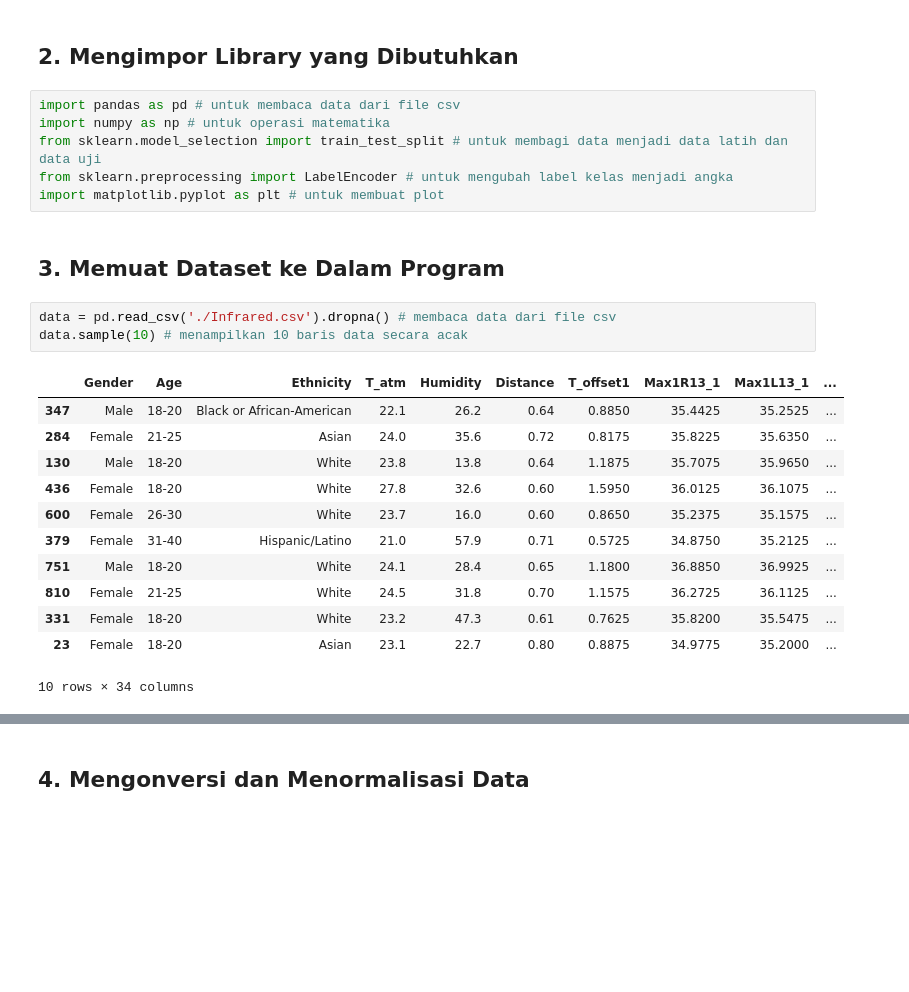
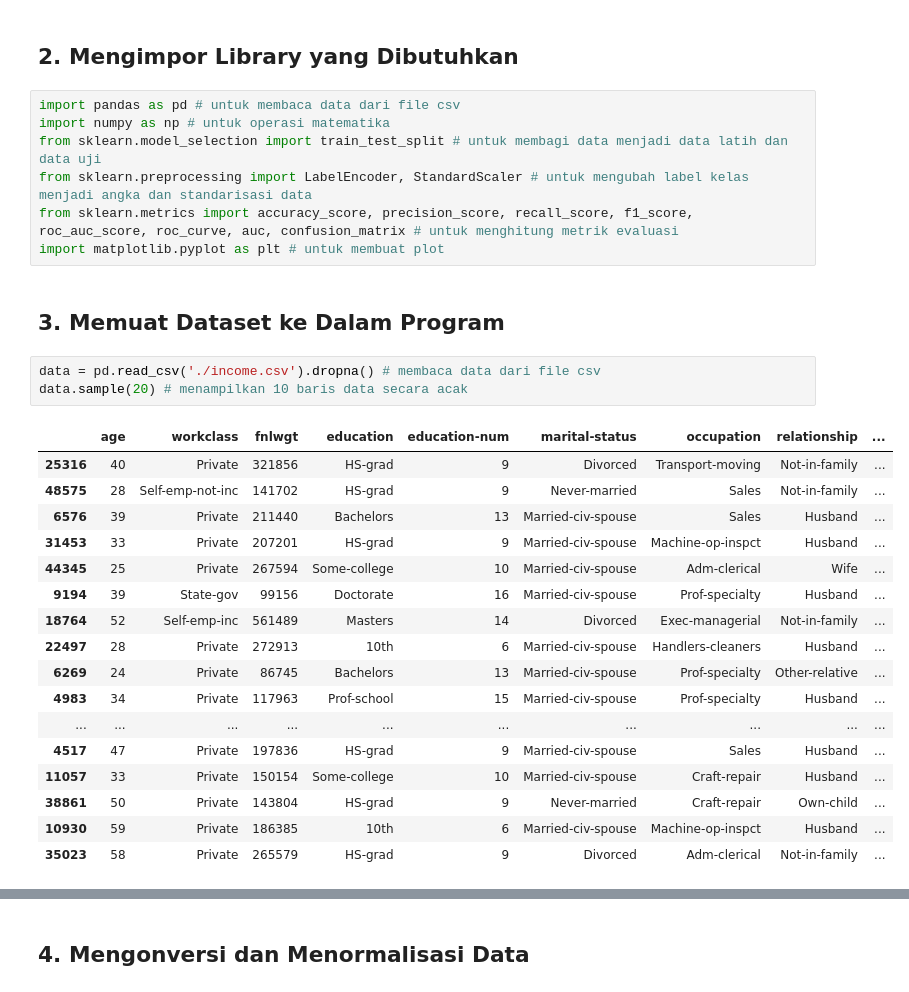
Before and after one commit to Kaasyiful/tugas-deep-learning, a Jupyter notebook: week1/Deep_Learning_Week_1_income.ipynb, the cells around one changed output, grey strips where cells are left out. Cells and saved outputs as stored; diff of their text form; blank space fills up the shorter version.

```diff
--- a/week1/Deep_Learning_Week_1_income.ipynb
+++ b/week1/Deep_Learning_Week_1_income.ipynb
@@ -32,26 +32,32 @@ Note: you may need to restart the kernel to use updated packages.
 import pandas as pd # untuk membaca data dari file csv
 import numpy as np # untuk operasi matematika
 from sklearn.model_selection import train_test_split # untuk membagi data menjadi data latih dan data uji
-from sklearn.preprocessing import LabelEncoder # untuk mengubah label kelas menjadi angka
+from sklearn.preprocessing import LabelEncoder, StandardScaler # untuk mengubah label kelas menjadi angka dan standarisasi data
+from sklearn.metrics import accuracy_score, precision_score, recall_score, f1_score, roc_auc_score, roc_curve, auc, confusion_matrix # untuk menghitung metrik evaluasi
 import matplotlib.pyplot as plt # untuk membuat plot
 # %% [markdown]
 ## 3. Memuat Dataset ke Dalam Program
 # %%
-data = pd.read_csv('./Infrared.csv').dropna() # membaca data dari file csv
-data.sample(10) # menampilkan 10 baris data secara acak
+data = pd.read_csv('./income.csv').dropna() # membaca data dari file csv
+data.sample(20) # menampilkan 10 baris data secara acak
 # %% [output]
-|  | Gender | Age | Ethnicity | T_atm | Humidity | Distance | T_offset1 | Max1R13_1 | Max1L13_1 | ... |
-| 347 | Male | 18-20 | Black or African-American | 22.1 | 26.2 | 0.64 | 0.8850 | 35.4425 | 35.2525 | ... |
-| 284 | Female | 21-25 | Asian | 24.0 | 35.6 | 0.72 | 0.8175 | 35.8225 | 35.6350 | ... |
-| 130 | Male | 18-20 | White | 23.8 | 13.8 | 0.64 | 1.1875 | 35.7075 | 35.9650 | ... |
-| 436 | Female | 18-20 | White | 27.8 | 32.6 | 0.60 | 1.5950 | 36.0125 | 36.1075 | ... |
-| 600 | Female | 26-30 | White | 23.7 | 16.0 | 0.60 | 0.8650 | 35.2375 | 35.1575 | ... |
-| 379 | Female | 31-40 | Hispanic/Latino | 21.0 | 57.9 | 0.71 | 0.5725 | 34.8750 | 35.2125 | ... |
-| 751 | Male | 18-20 | White | 24.1 | 28.4 | 0.65 | 1.1800 | 36.8850 | 36.9925 | ... |
-| 810 | Female | 21-25 | White | 24.5 | 31.8 | 0.70 | 1.1575 | 36.2725 | 36.1125 | ... |
-| 331 | Female | 18-20 | White | 23.2 | 47.3 | 0.61 | 0.7625 | 35.8200 | 35.5475 | ... |
-| 23 | Female | 18-20 | Asian | 23.1 | 22.7 | 0.80 | 0.8875 | 34.9775 | 35.2000 | ... |
+|  | age | workclass | fnlwgt | education | education-num | marital-status | occupation | relationship | ... |
+| 25316 | 40 | Private | 321856 | HS-grad | 9 | Divorced | Transport-moving | Not-in-family | ... |
+| 48575 | 28 | Self-emp-not-inc | 141702 | HS-grad | 9 | Never-married | Sales | Not-in-family | ... |
+| 6576 | 39 | Private | 211440 | Bachelors | 13 | Married-civ-spouse | Sales | Husband | ... |
+| 31453 | 33 | Private | 207201 | HS-grad | 9 | Married-civ-spouse | Machine-op-inspct | Husband | ... |
+| 44345 | 25 | Private | 267594 | Some-college | 10 | Married-civ-spouse | Adm-clerical | Wife | ... |
+| 9194 | 39 | State-gov | 99156 | Doctorate | 16 | Married-civ-spouse | Prof-specialty | Husband | ... |
+| 18764 | 52 | Self-emp-inc | 561489 | Masters | 14 | Divorced | Exec-managerial | Not-in-family | ... |
+| 22497 | 28 | Private | 272913 | 10th | 6 | Married-civ-spouse | Handlers-cleaners | Husband | ... |
+| 6269 | 24 | Private | 86745 | Bachelors | 13 | Married-civ-spouse | Prof-specialty | Other-relative | ... |
+| 4983 | 34 | Private | 117963 | Prof-school | 15 | Married-civ-spouse | Prof-specialty | Husband | ... |
+| ... | ... | ... | ... | ... | ... | ... | ... | ... | ... |
+| 4517 | 47 | Private | 197836 | HS-grad | 9 | Married-civ-spouse | Sales | Husband | ... |
+| 11057 | 33 | Private | 150154 | Some-college | 10 | Married-civ-spouse | Craft-repair | Husband | ... |
+| 38861 | 50 | Private | 143804 | HS-grad | 9 | Never-married | Craft-repair | Own-child | ... |
+| 10930 | 59 | Private | 186385 | 10th | 6 | Married-civ-spouse | Machine-op-inspct | Husband | ... |
+| 35023 | 58 | Private | 265579 | HS-grad | 9 | Divorced | Adm-clerical | Not-in-family | ... |
-10 rows × 34 columns
 # %%
 data.describe() # menampilkan statistik data
 # %% [output]
```
Also changed, not shown: parts of 23 cells of this notebook, 6 other files.
